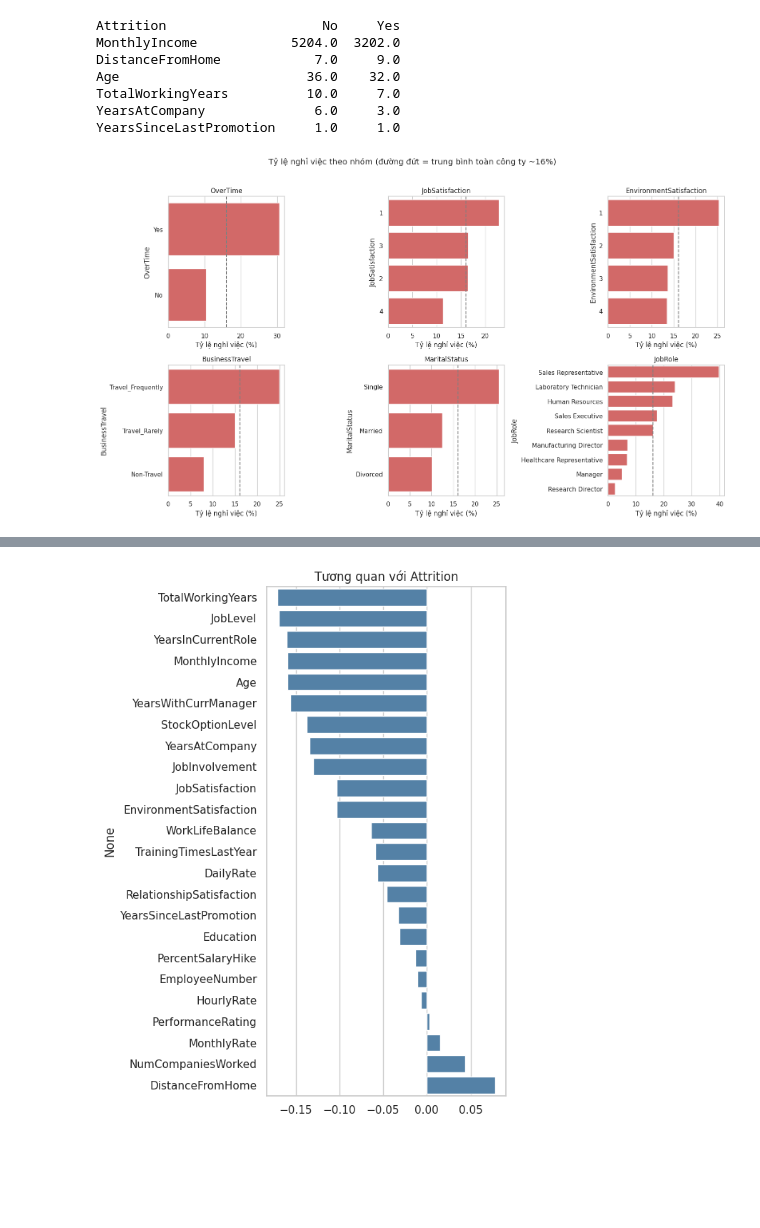
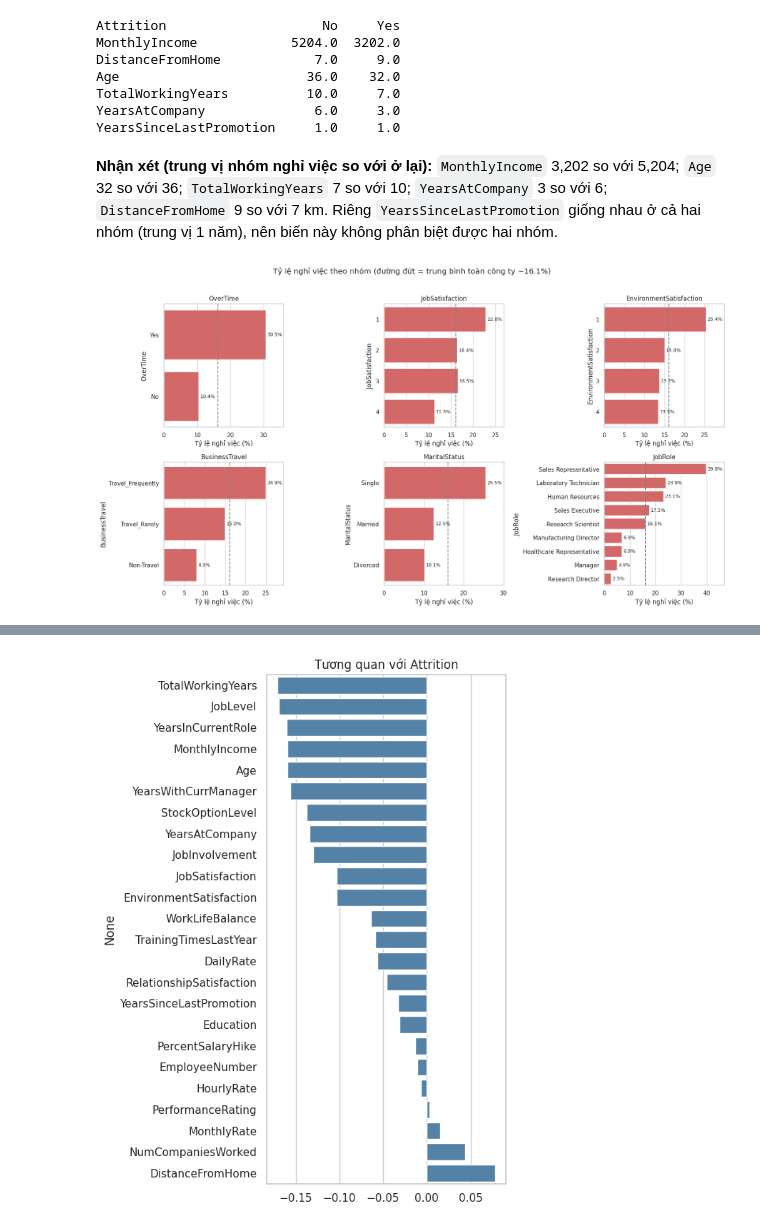
Before and after one commit to NewProGuest/KHDL-Group-7, a Jupyter notebook: notebooks/01_HR_Analytics.ipynb, the cells around one changed output, grey strips where cells are left out. Cells and saved outputs as stored; diff of their text form; code cells hidden in the pictures; blank space fills up the shorter version.

```diff
--- a/notebooks/01_HR_Analytics.ipynb
+++ b/notebooks/01_HR_Analytics.ipynb
@@ -74,16 +75,24 @@ Age                        36.0    32.0
 TotalWorkingYears          10.0     7.0
 YearsAtCompany              6.0     3.0
 YearsSinceLastPromotion     1.0     1.0
+# %% [markdown]
+**Nhận xét (trung vị nhóm nghỉ việc so với ở lại):** `MonthlyIncome` 3,202 so với 5,204; `Age` 32 so với 36; `TotalWorkingYears` 7 so với 10; `YearsAtCompany` 3 so với 6; `DistanceFromHome` 9 so với 7 km. Riêng `YearsSinceLastPromotion` giống nhau ở cả hai nhóm (trung vị 1 năm), nên biến này không phân biệt được hai nhóm.
 # %%
 # 2.2 Bar chart: tỷ lệ nghỉ việc theo các biến phân loại / thứ hạng
 cat_eda = ["OverTime", "JobSatisfaction", "EnvironmentSatisfaction",
            "BusinessTravel", "MaritalStatus", "JobRole"]
-fig, axes = plt.subplots(2, 3, figsize=(16, 9))
+ordinal = {"JobSatisfaction", "EnvironmentSatisfaction"}   # giữ thứ tự tự nhiên 1 -> 4
+fig, axes = plt.subplots(2, 3, figsize=(17, 9))
 for ax, col in zip(axes.ravel(), cat_eda):
-    rate = (raw.assign(left=(raw["Attrition"] == "Yes")).groupby(col)["left"].mean().sort_values(ascending=False) * 100)
+    rate = raw.assign(left=(raw["Attrition"] == "Yes")).groupby(col)["left"].mean() * 100
+    rate = rate.sort_index() if col in ordinal else rate.sort_values(ascending=False)
     sns.barplot(x=rate.values, y=rate.index.astype(str), color="#E45756", ax=ax)
+    for bar, v in zip(ax.patches, rate.values):
+        ax.annotate(f"{v:.1f}%", (bar.get_width(), bar.get_y() + bar.get_height() / 2),
+                    ha="left", va="center", fontsize=9, xytext=(3, 0), textcoords="offset points")
     ax.axvline(16.1, ls="--", c="gray"); ax.set_xlabel("Tỷ lệ nghỉ việc (%)"); ax.set_title(col)
-plt.suptitle("Tỷ lệ nghỉ việc theo nhóm (đường đứt = trung bình toàn công ty ~16%)", y=1.02)
+    ax.set_xlim(0, rate.max() * 1.18)
+plt.suptitle("Tỷ lệ nghỉ việc theo nhóm (đường đứt = trung bình toàn công ty ~16.1%)", y=1.02)
 plt.tight_layout(); plt.show()
 # %% [output]
-[figure, old version]
+[figure, new version]
```
Also changed, not shown: parts of 13 cells of this notebook, 1 other file.
